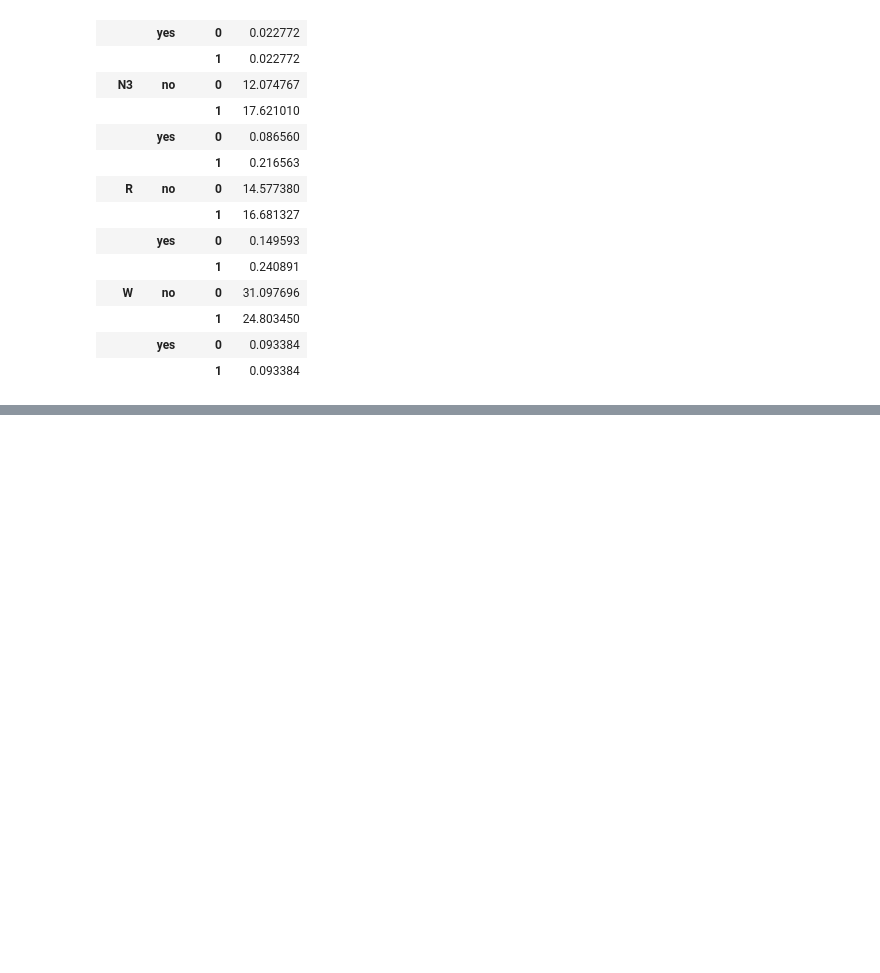
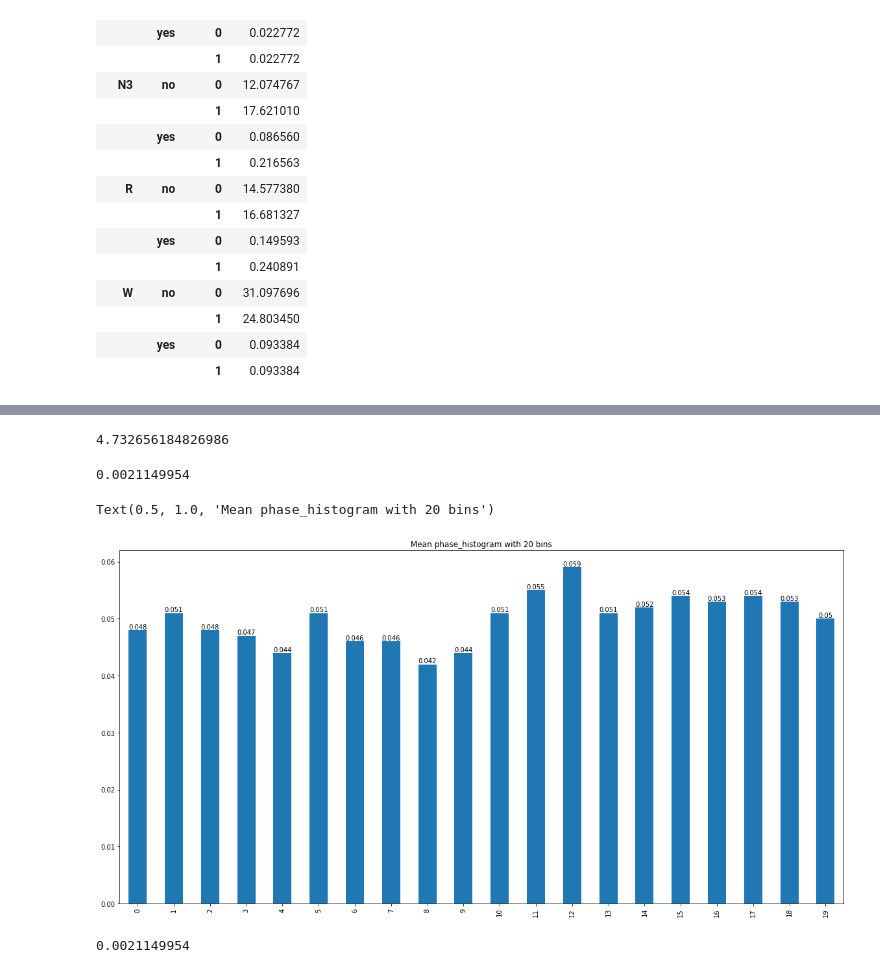
Before and after one commit to ValentinGhibaudo/Sleep_EEG_Respi, a Jupyter notebook: spindle_to_resp.ipynb, the cells around one changed output, grey strips where cells are left out. Drawn from its saved outputs; the diff is of its cells as text; code cells hidden in the pictures; blank space fills up the shorter version.

```diff
--- a/spindle_to_resp.ipynb
+++ b/spindle_to_resp.ipynb
@@ -362,6 +429,6 @@ def get_complex_vector(phase, amplitude, axis = 0):
         exit()
     return angle, length
 # %%
-df_20_raw = df_20[df_20['norm'] == 'no']
+df_20_raw = df_20[df_20['norm'] == 'yes']
 # %%
 df_20_raw.mean()
@@ -385,5 +510,9 @@ phases_in_radian().size
 angle, length = get_complex_vector(phase=np.arange(20) / 20 * 2 * np.pi, amplitude=df_20_raw.mean().values)
 # %%
 angle
+# %% [output]
+4.732656184826986
 # %%
 length
+# %% [output]
+0.0021149954
@@ -396,4 +519,9 @@ length
 # %%
 fig , ax = plt.subplots(figsize = (20,10))
 df_20_raw.mean().round(3).plot.bar(ax=ax)
 ax.bar_label(ax.containers[0])
+ax.set_title('Mean phase_histogram with 20 bins')
+# plt.savefig('../presentation_2/mean_20_bins')
+# %% [output]
+Text(0.5, 1.0, 'Mean phase_histogram with 20 bins')
+[figure, added]
@@ -400,3 +530,7 @@ ax.bar_label(ax.containers[0])
+# %%
+length
+# %% [output]
+0.0021149954
 # %%
 concat = []
 for patient in patients:
```
Also changed, not shown: parts of 28 cells of this notebook, 5 other files.
